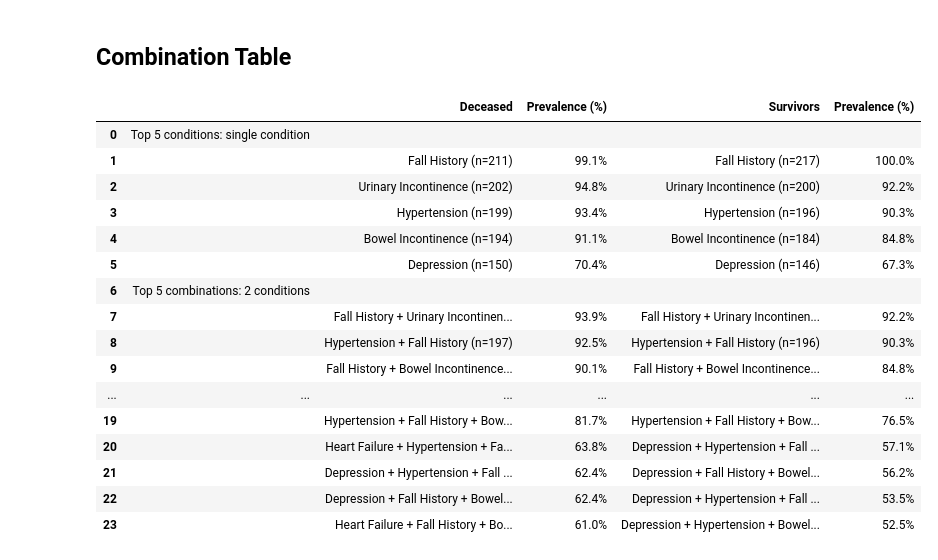
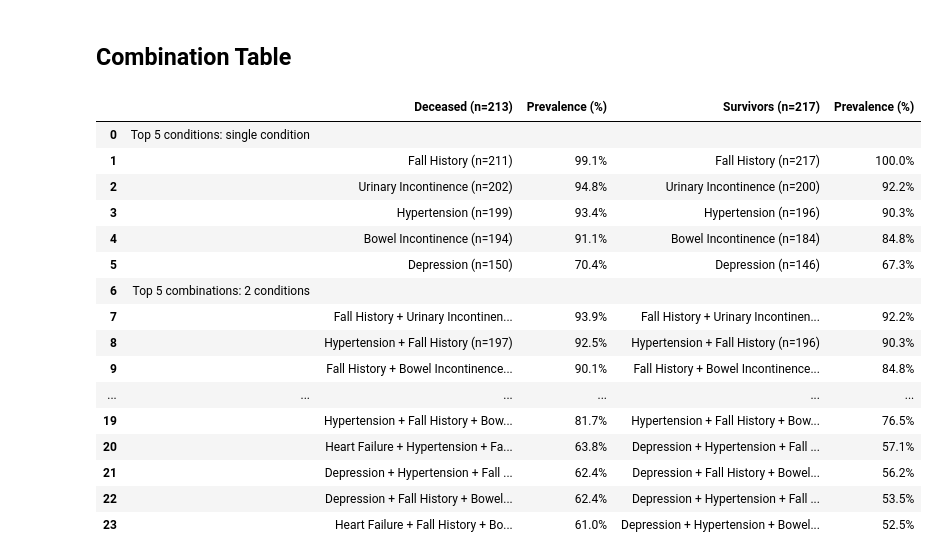
Before and after one commit to LiAndrw/NursingHomeResearchNE, a Jupyter notebook: final_code.ipynb, the cells around one changed output. Cells and saved outputs as stored; diff of their text form; code cells hidden in the pictures.

```diff
--- a/final_code.ipynb
+++ b/final_code.ipynb
@@ -1067,39 +1069,39 @@ def build_combo_table(top_n=5):
         (1, 'Top 5 conditions: single condition'),
         (2, 'Top 5 combinations: 2 conditions'),
         (3, 'Top 5 combinations: 3 conditions'),
         (4, 'Top 5 combinations: 4 conditions'),
     ]:
         dec_results  = top_combos(deceased_df, n_deceased,  combo_size, top_n)
         surv_results = top_combos(survivor_df, n_survivors, combo_size, top_n)
 
         # Section header row
         rows.append({
             '':                   section_label,
-            'Deceased':           '',
+            'Deceased (n=213)':           '',
             'Prevalence (%) ':    '',     # deceased prevalence col
-            'Survivors':          '',
+            'Survivors (n=217)':          '',
             'Prevalence (%)  ':   '',     # survivor prevalence col
         })
 
         for i in range(top_n):
             dec_label,  dec_n,  dec_pct  = dec_results[i]
             surv_label, surv_n, surv_pct = surv_results[i]
             rows.append({
                 '':                  '',
-                'Deceased':          f"{dec_label}  (n={dec_n})"  if dec_n > 0 else '—',
+                'Deceased (n=213)':          f"{dec_label}  (n={dec_n})"  if dec_n > 0 else '—',
                 'Prevalence (%) ':   dec_pct,
-                'Survivors':         f"{surv_label}  (n={surv_n})" if surv_n > 0 else '—',
+                'Survivors (n=217)':         f"{surv_label}  (n={surv_n})" if surv_n > 0 else '—',
                 'Prevalence (%)  ':  surv_pct,
             })
 
-    return pd.DataFrame(rows, columns=['', 'Deceased', 'Prevalence (%) ', 'Survivors', 'Prevalence (%)  '])
+    return pd.DataFrame(rows, columns=['', 'Deceased (n=213)', 'Prevalence (%) ', 'Survivors (n=217)', 'Prevalence (%)  '])
 
 
 combo_table = build_combo_table()
 display(combo_table)
 combo_table.to_csv('Visualizations_and_Tables/combo_table.csv')
 # %% [output]
-|  |  | Deceased | Prevalence (%) | Survivors | Prevalence (%) |
+|  |  | Deceased (n=213) | Prevalence (%) | Survivors (n=217) | Prevalence (%) |
 | 0 | Top 5 conditions: single condition |  |  |  |  |
 | 1 |  | Fall History (n=211) | 99.1% | Fall History (n=217) | 100.0% |
 | 2 |  | Urinary Incontinence (n=202) | 94.8% | Urinary Incontinence (n=200) | 92.2% |
```
Also changed, not shown: parts of 5 cells of this notebook, 2 other files.
